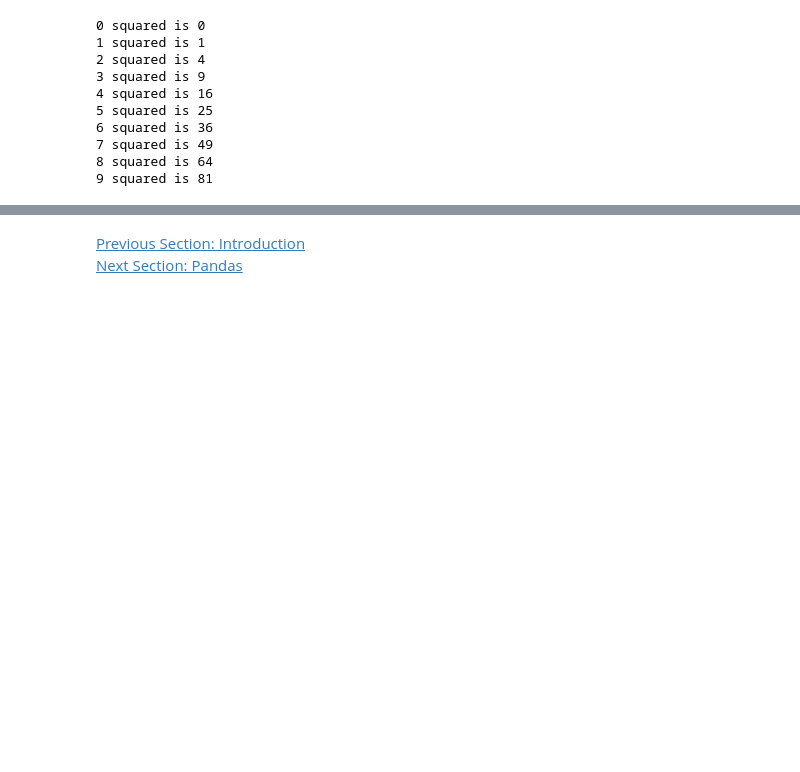
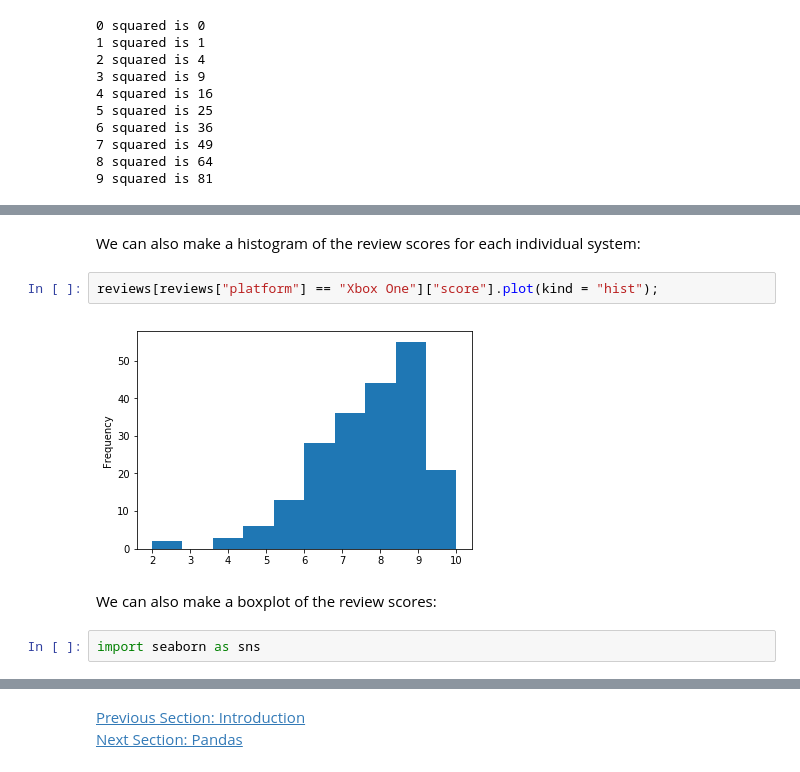
Before and after one commit to pommevilla/bcb.fall2018.advanced.python, a Jupyter notebook: lessons/advanced.python.2.ipynb, the cells around one changed output, grey strips where cells are left out. Drawn from its saved outputs; the diff is of its cells as text; blank space fills up the shorter version.

```diff
--- a/lessons/advanced.python.2.ipynb
+++ b/lessons/advanced.python.2.ipynb
@@ -81,0 +141,10 @@ Let's go ahead and
+# %% [markdown]
+We can also make a histogram of the review scores for each individual system:
+# %%
+reviews[reviews["platform"] == "Xbox One"]["score"].plot(kind = "hist");
+# %% [output]
+[figure, added]
+# %% [markdown]
+We can also make a boxplot of the review scores:
+# %%
+import seaborn as sns
```
Also changed, not shown: parts of 22 cells of this notebook.
